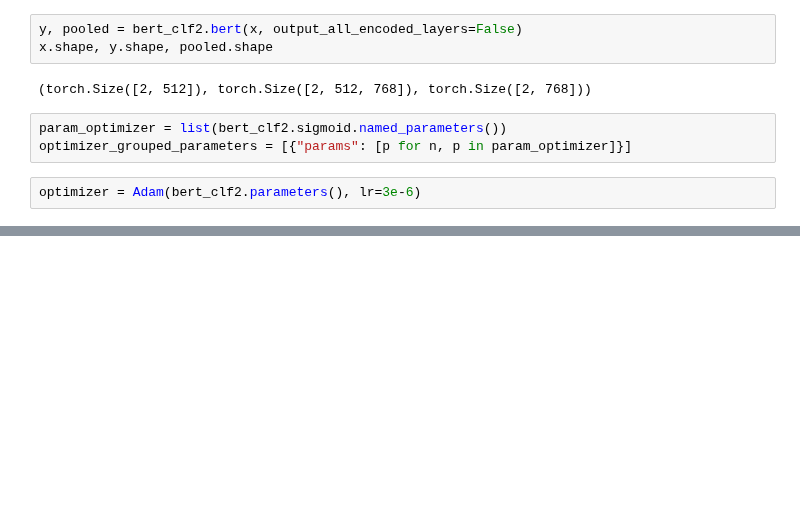
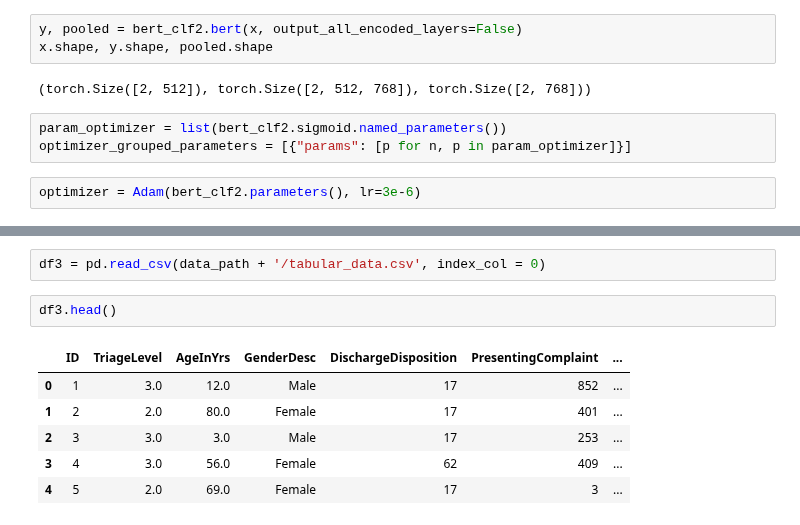
Before and after one commit to Jaskolk/ed-triage, a Jupyter notebook: BERT_JJ_real_data.ipynb, the cells around one changed output, grey strips where cells are left out. Cells and saved outputs as stored; diff of their text form; blank space fills up the shorter version.

```diff
--- a/BERT_JJ_real_data.ipynb
+++ b/BERT_JJ_real_data.ipynb
@@ -365,0 +412,11 @@ RuntimeError: size mismatch, m1: [2 x 768], m2: [1536 x 1] at /pytorch/aten/src/
+# %%
+df3 = pd.read_csv(data_path + '/tabular_data.csv', index_col = 0)
+# %%
+df3.head()
+# %% [output]
+|  | ID | TriageLevel | AgeInYrs | GenderDesc | DischargeDisposition | PresentingComplaint | ... |
+| 0 | 1 | 3.0 | 12.0 | Male | 17 | 852 | ... |
+| 1 | 2 | 2.0 | 80.0 | Female | 17 | 401 | ... |
+| 2 | 3 | 3.0 | 3.0 | Male | 17 | 253 | ... |
+| 3 | 4 | 3.0 | 56.0 | Female | 62 | 409 | ... |
+| 4 | 5 | 2.0 | 69.0 | Female | 17 | 3 | ... |
```
Also changed, not shown: parts of 39 cells of this notebook.
